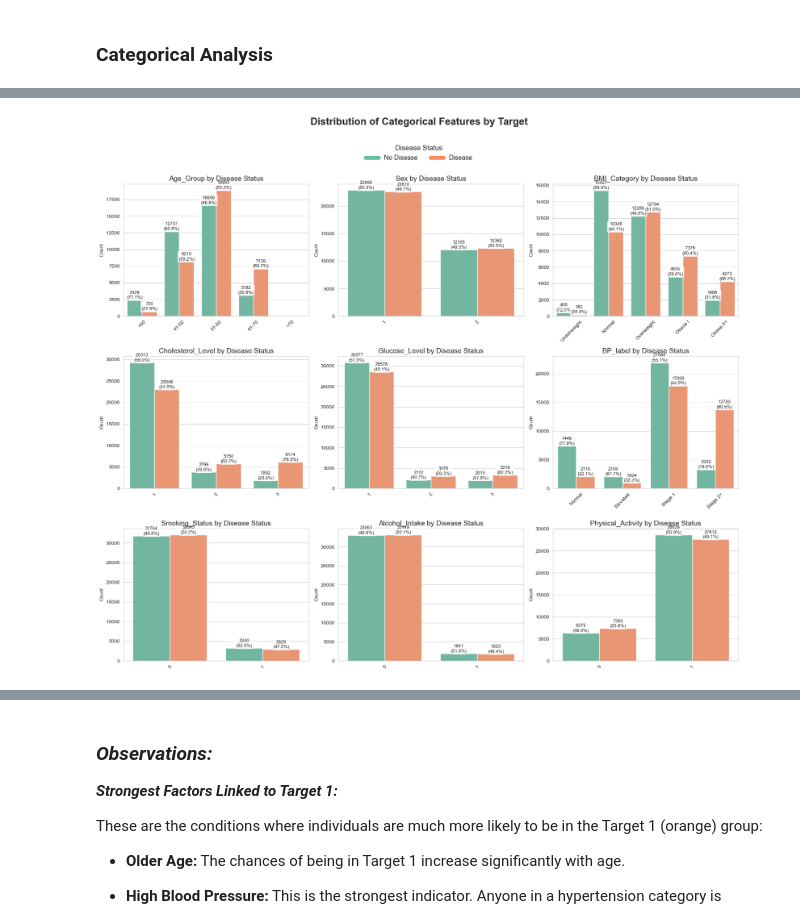
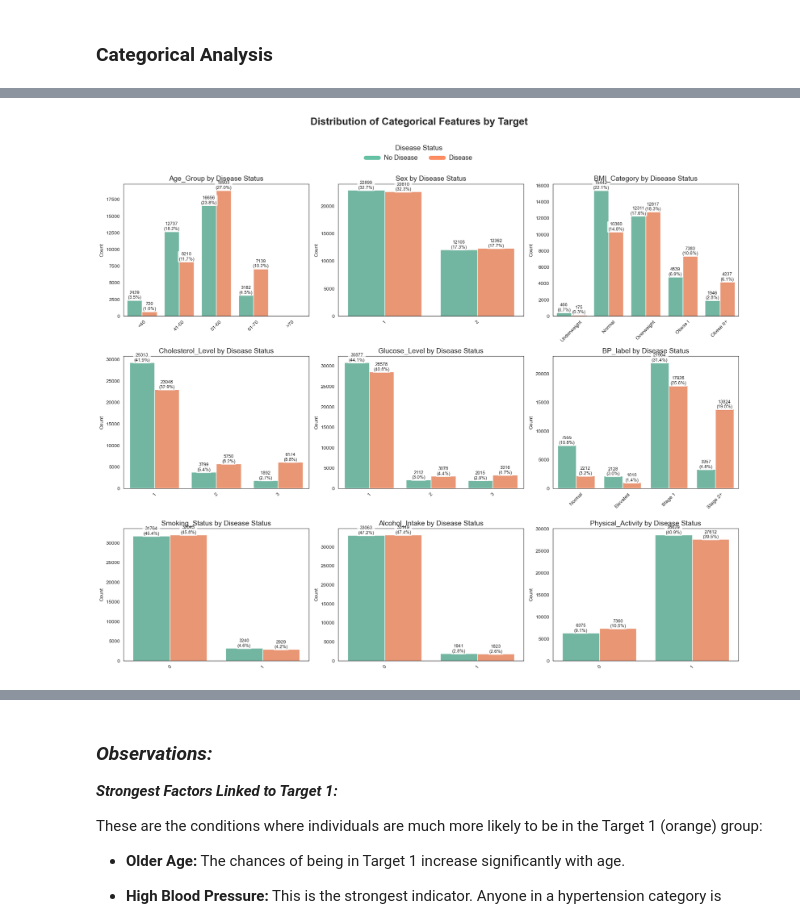
Before and after one commit to Ychandrasekharrao/heart-disease, a Jupyter notebook: src/notebooks/data_analysis.ipynb, the cells around one changed output, grey strips where cells are left out. Drawn from its saved outputs; the diff is of its cells as text; code cells hidden in the pictures.

```diff
--- a/src/notebooks/data_analysis.ipynb
+++ b/src/notebooks/data_analysis.ipynb
@@ -1454,13 +1505,16 @@ clinical_biomarkers = ['Cholesterol_Level', 'Glucose_Level', 'BP_label']
 # Lifestyle Factors: Behavioral habits
 lifestyle = ['Smoking_Status', 'Alcohol_Intake', 'Physical_Activity']
 # %%
+# ======================================================================
+# Distribution of Categorical Features by Target
+# ======================================================================
 # --- Categorical features ---
 cat_cols = [
     'Age_Group', 'Sex', 'BMI_Category', 'Cholesterol_Level', 'Glucose_Level',
     'BP_label', 'Smoking_Status', 'Alcohol_Intake', 'Physical_Activity'
 ]
 
-# --- Layout ---
+# --- Layout setup ---
 n_cols = 3
 n_rows = (len(cat_cols) + n_cols - 1) // n_cols
 fig, axes = plt.subplots(n_rows, n_cols, figsize=(18, 5 * n_rows))
@@ -1474,71 +1528,47 @@ fig.suptitle('Distribution of Categorical Features by Target',
 for i, col in enumerate(cat_cols):
     ax = axes[i]
 
-    # Skip if column doesn't exist
     if col not in df.columns:
         print(f"Warning: Column '{col}' not found in DataFrame")
         continue
 
     plot_df = df[[col, 'target']].copy().dropna()
-
-    # Create target_name for better labels
     plot_df['target_name'] = plot_df['target'].map({0: 'No Disease', 1: 'Disease'})
 
-    # Get category order for proper mapping
+    # Ensure categorical type is handled
     if pd.api.types.is_categorical_dtype(plot_df[col]):
         categories = list(plot_df[col].cat.categories)
     else:
-        # If not categorical, get unique values
         categories = list(plot_df[col].unique())
 
-    # Create mapping from position to category
     if pd.api.types.is_numeric_dtype(plot_df[col]) and not pd.api.types.is_categorical_dtype(plot_df[col]):
         plot_df[col] = plot_df[col].astype(str)
 
-    # Plot grouped countplot using meaningful target labels
     sns_plot = sns.countplot(
         data=plot_df,
         x=col,
-        hue='target_name',  # Use descriptive labels
+        hue='target_name',
         palette='Set2',
         ax=ax,
         dodge=True,
         legend=False
     )
 
-    # Get total counts per category (more robust)
     value_counts = plot_df[col].value_counts()
 
-    # Calculate percentages and counts for each bar
     for p in ax.patches:
         height = p.get_height()
-        if height <= 0:  # Skip bars with no height
+        if height <= 0:
             continue
+        x_pos = p.get_x() + p.get_width() / 2
+        cat_name = p.get_x()
+        percentage = f'{(height/value_counts.sum())*100:.1f}%'
+        ax.text(x_pos, height + 0.1,
+                f'{int(height)}\n({percentage})',
+                ha='center', va='bottom', fontsize=9,
+                bbox=dict(boxstyle="round,pad=0.2", facecolor='white', alpha=0.8, edgecolor='none'))
 
-        # Get x-position of bar center
-        x_pos = p.get_x() + p.get_width() / 2
-
-        # Find the closest category position
-        pos_idx = int(round(x_pos * 2)) // 2  # Handle dodge position
-        if pos_idx >= len(categories):
-            continue  # Skip if index out of bounds
-
-        # Calculate percentage based on appropriate category count
-        cat_idx = int(pos_idx)
-        if cat_idx < len(categories):
-            cat_name = categories[cat_idx]
-            if cat_name in value_counts.index:
-                total = value_counts[cat_name]
-                percentage = f'{(height/total)*100:.1f}%'
-
-                # Add label with count and percentage
-                ax.text(x_pos, height + 0.1,
-                       f'{int(height)}\n({percentage})',
-                       ha='center', va='bottom', fontsize=9,
-                       bbox=dict(boxstyle="round,pad=0.2", facecolor='white',
-                               alpha=0.8, edgecolor='none'))
-
-    ax.set_title(f'{col} by Disease Status', fontsize=14)  # More descriptive title
+    ax.set_title(f'{col} by Disease Status', fontsize=14)
     ax.set_xlabel('')
     ax.set_ylabel('Count')
     ax.tick_params(axis='x', rotation=45)
@@ -1549,7 +1579,7 @@ for j in range(i + 1, len(axes)):
 
 plt.tight_layout(rect=(0, 0, 1, 0.96))
 
-# --- Legend with meaningful labels ---
+# --- Legend ---
 handles = [
     Line2D([0], [0], color=sns.color_palette('Set2')[0], lw=8, label='No Disease'),
     Line2D([0], [0], color=sns.color_palette('Set2')[1], lw=8, label='Disease')
@@ -1557,7 +1587,7 @@ handles = [
 fig.legend(
     handles=handles,
     labels=['No Disease', 'Disease'],
-    title='Disease Status',  # More descriptive title
+    title='Disease Status',
     loc='upper center',
     bbox_to_anchor=(0.5, 0.99),
     ncol=2,
@@ -1566,18 +1596,39 @@ fig.legend(
     title_fontsize=14
 )
 
-# --- Save plot with robust path handling ---
+# ======================================================================
+# Correct Path Handling (Stable for all environments)
+# ======================================================================
+CURRENT_DIR = Path.cwd()
+
+# If currently in /project/src or any subfolder of it, move up one level
+if CURRENT_DIR.name.lower() == 'src' or 'src' in [p.name.lower() for p in CURRENT_DIR.parents]:
+    for parent in CURRENT_DIR.parents:
+        if parent.name.lower() == 'src':
+            PROJECT_ROOT = parent.parent
+            break
+    else:
+        PROJECT_ROOT = CURRENT_DIR
+else:
+    PROJECT_ROOT = CURRENT_DIR
+
+# Define unified, correct visualization path
+PLOT_DIR = PROJECT_ROOT / 'reports' / 'visualizations' / 'univariate analysis' / 'categorical analysis'
+PLOT_DIR.mkdir(parents=True, exist_ok=True)
+print(f"[INFO] Using folder: {PLOT_DIR.resolve()}")
+
+# Define image path
+img_path = PLOT_DIR / '01_Categorical_Distributions_by_Target.png'
+
+# Overwrite if already exists
+if img_path.exists():
+    img_path.unlink()
+
 try:
-    PLOT_DIR = Path.cwd().parent.parent / 'reports' / 'visualizations' / 'univariate analysis' / 'categorical analysis'
-    PLOT_DIR.mkdir(parents=True, exist_ok=True)
-
-    img_path = PLOT_DIR / '01_Categorical_Distributions_by_Target.png'
     plt.savefig(img_path, bbox_inches='tight', dpi=150)
-    plt.show()
-
     print(f"[SUCCESS] Plot saved to: {img_path.resolve()}")
 except Exception as e:
-    print(f"[ERROR] Failed to save plot: {str(e)}")
-    # Still show the plot even if saving fails
-    plt.show()
+    print(f"[ERROR] Could not save plot: {e}")
+
+plt.show()
 # %% [output]
@@ -1584 +1637 @@ except Exception as e:
-[figure, old version]
+[figure, new version]
```
Also changed, not shown: parts of 40 cells of this notebook, 46 other files.
